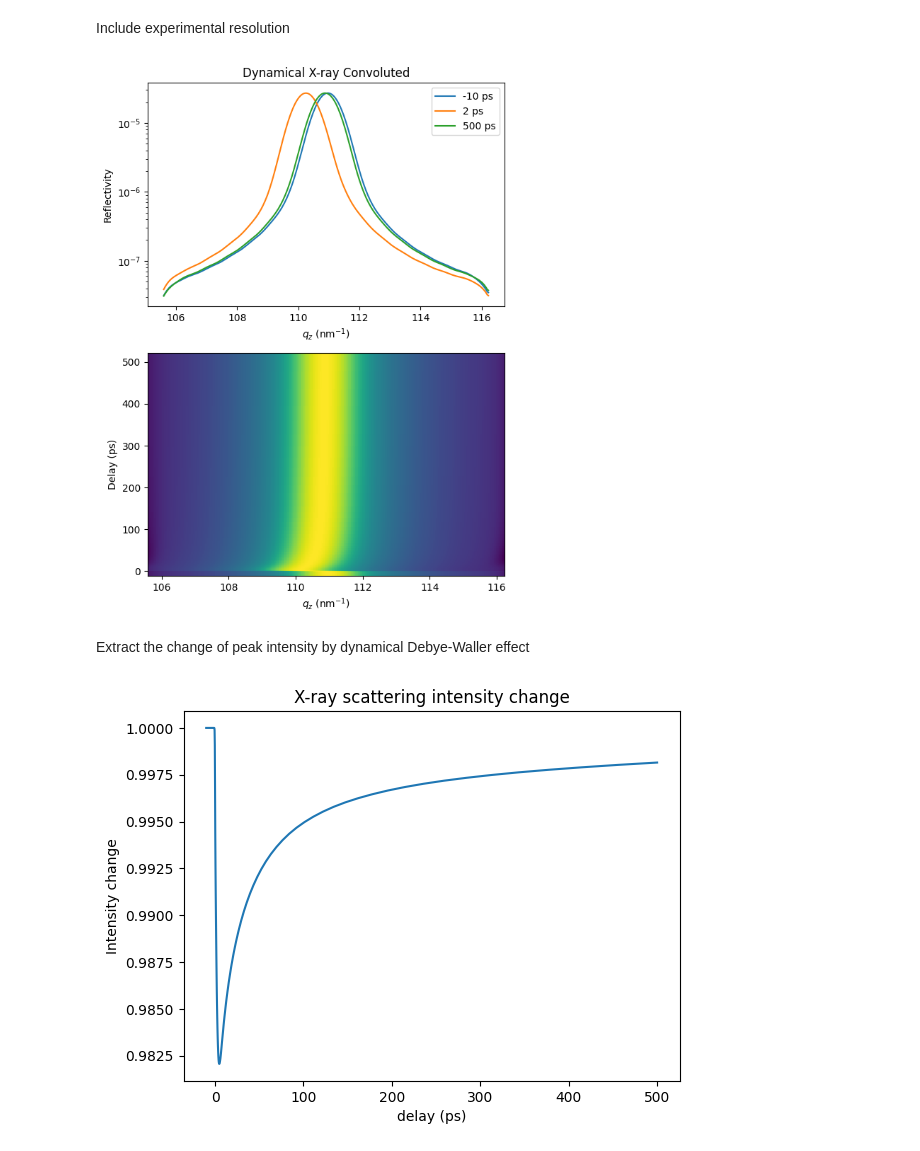
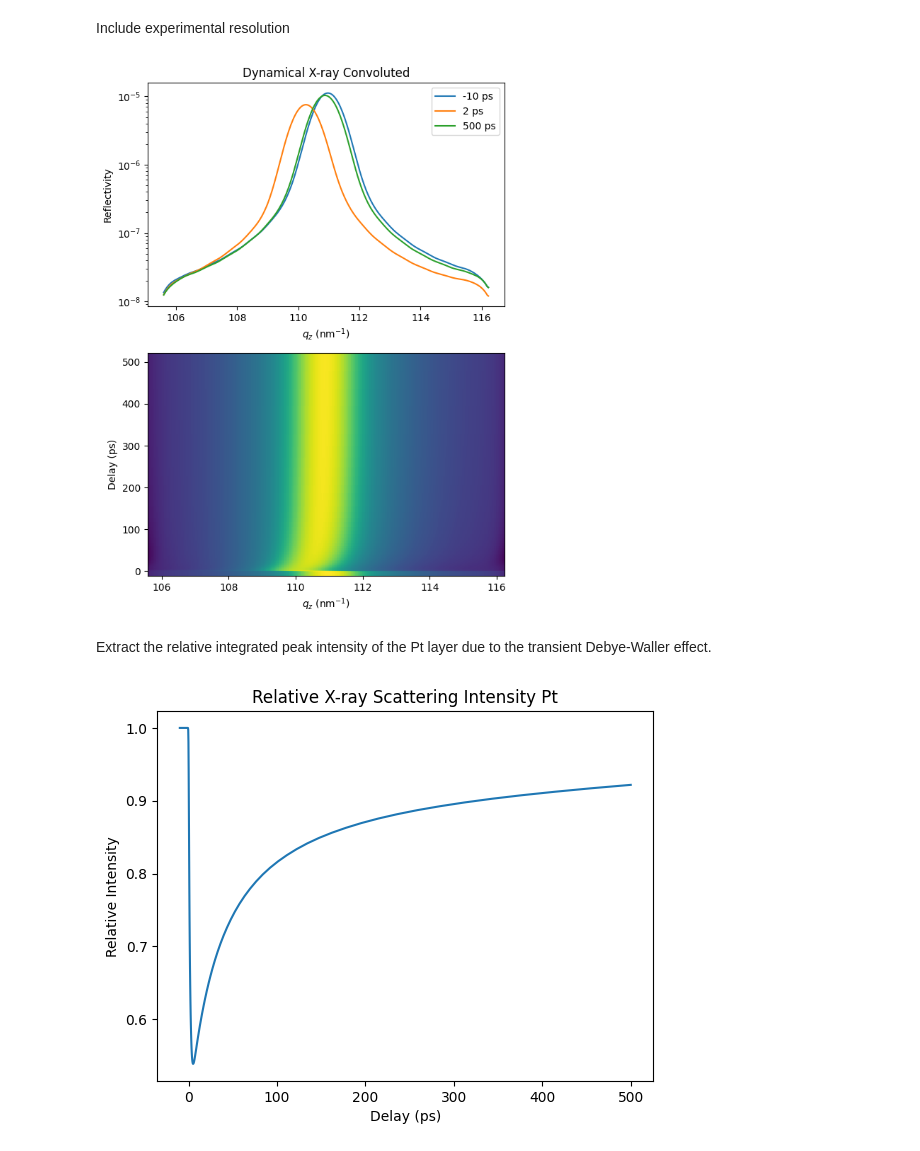
Before and after one commit to dschick/udkm1Dsim, a Jupyter notebook: docs/source/examples/dynamical_xray_debye_waller.ipynb, the cells around one changed output. Cells and saved outputs as stored; diff of their text form; code cells hidden in the pictures.

```diff
--- a/docs/source/examples/dynamical_xray_debye_waller.ipynb
+++ b/docs/source/examples/dynamical_xray_debye_waller.ipynb
@@ -47,12 +47,10 @@ prop_Pt['lin_therm_exp'] = ['2.22e-9*T',
                             '- 3.088e-04*T**2 + 9.093e-02*T + 9.343e+00)*1e-6 - 2.22e-9*T']
 prop_Pt['sound_vel'] = 3.95*u.nm/u.ps
 prop_Pt['opt_ref_index'] = 2.55+6.35j
-
-# calculate so that density of unit cell is the density of Pt -> the simulation uses the mass per unit cell.
 prop_Pt['a_axis'] = c_Pt
 prop_Pt['b_axis'] = c_Pt / 0.77
 prop_Pt['deb_wal_fac'] = ['0',
-                          '(0.02938 + 0.1090e-2*T + 0.4310e-6*(T**2) - 0.4681e-9*(T**3) + 0.1829e-12*(T**4))/(8*pi**2)*1e-10']
+                          '(0.02938 + 0.1090e-2*T + 0.4310e-6*(T**2) - 0.4681e-9*(T**3) + 0.1829e-12*(T**4))/(8*pi**2)*1e-20']
 
 Pt_layer = ud.UnitCell('Pt', 'Platinum', c_Pt, **prop_Pt)
 Pt_layer.add_atom(Pt, 0)
@@ -90,7 +88,7 @@ The number of elements of the `deb_wal_fac` property is not checked and must not
 This helps for backwards compatibility and decouples `Heat` and `Xray` simulations.
 :::
 # %%
-S = ud.Structure('Pt (16 nm) on MgO substrate')
+S = ud.Structure('Pt on MgO substrate')
 
 S.add_sub_structure(Pt_layer, 40)
 S.add_sub_structure(MgO_sub, 250)
@@ -123,6 +121,7 @@ h.excitation = {'fluence': [5]*u.mJ/u.cm**2,
                 'delay_pump':  [0]*u.ps,
                 'pulse_width':  [0.6]*u.ps,
                 'multilayer_absorption': True,
+                'polarization': 'p',
                 'wavelength': 1030*u.nm,
                 'theta': 55*u.deg}
 
@@ -369,14 +372,14 @@ plt.xlabel('$q_z$ (nm$^{-1}$)')
 plt.tight_layout()
 plt.show()
 # %% [output]
-[figure, old version]
+[figure, new version]
 # %% [markdown]
-Extract the change of peak intensity by dynamical Debye-Waller effect
+Extract the relative integrated peak intensity of the Pt layer due to the transient Debye-Waller effect.
 # %%
 plt.figure()
-plt.plot(delays.to('ps').magnitude, np.sum(R_seq_conv[:, 0, :],axis=1)/np.sum(R_seq_conv[0, 0, :]));
-plt.title('X-ray scattering intensity change');
-plt.ylabel('Intensity change');
-plt.xlabel('delay (ps)');
+plt.plot(delays.to('ps').magnitude, np.sum(R_seq_conv[:, 0, :],axis=1)/np.sum(R_seq_conv[0, 0, :]))
+plt.title('Relative X-ray Scattering Intensity Pt');
+plt.ylabel('Relative Intensity');
+plt.xlabel('Delay (ps)');
 # %% [output]
-[figure, old version]
+[figure, new version]
```
Also changed, not shown: parts of 12 cells of this notebook.
